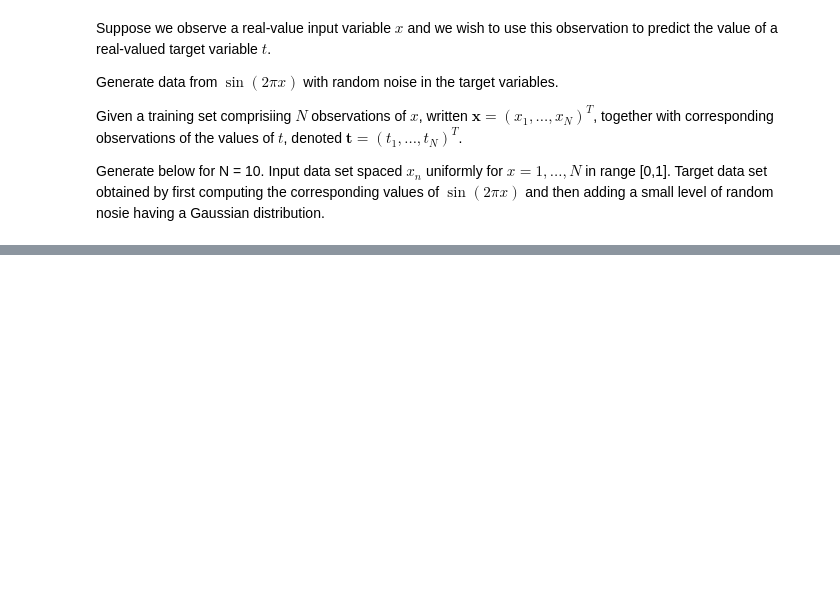
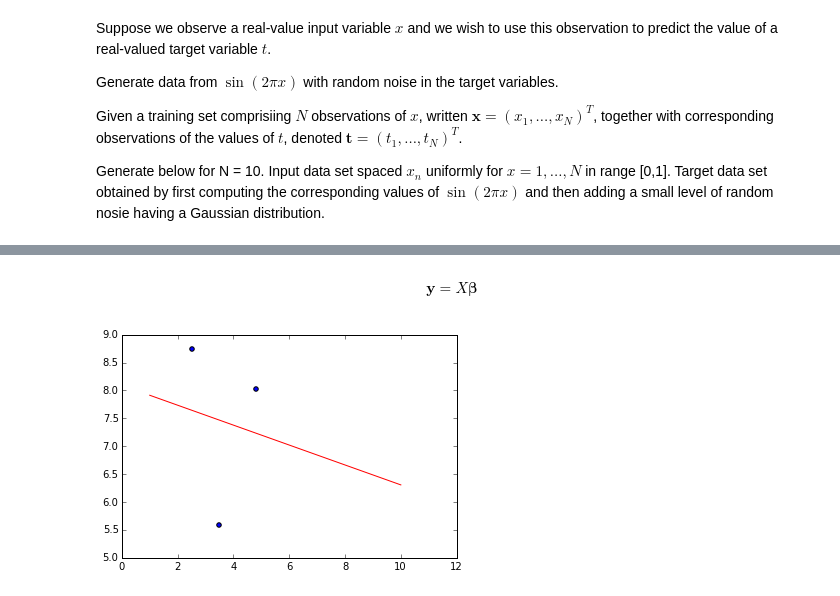
Before and after one commit to peteflorence/MachineLearning6.867, a Jupyter notebook: Bishop/Chapter1.ipynb, the cells around one changed output, grey strips where cells are left out. Saved outputs shown, nothing was run; the diff lists cells and outputs as text; code cells hidden in the pictures; blank space fills up the shorter version.

```diff
--- a/Bishop/Chapter1.ipynb
+++ b/Bishop/Chapter1.ipynb
@@ -46,0 +118,19 @@ plt.show()
+# %% [markdown]
+$$\textbf{y} = X \mathbf{\beta}$$
+# %%
+import numpy as np
+import matplotlib.pyplot as plt
+
+x = np.random.rand(3, 2) * 10
+a = np.matrix([ [1,x[0][0]], [1,x[1][0]], [1,x[2][0]] ])
+b = np.matrix([ [x[0][1]], [x[1][1]], [x[2][1]] ])
+yy = (a.T * a).I * a.T * b
+xx = np.linspace(1, 10, 50)
+y = np.array(yy[0] + yy[1] * xx)
+
+plt.figure(1)
+plt.plot(xx, y.T, color='r')
+plt.scatter([x[0][0], x[1][0], x[2][0] ], [x[0][1], x[1][1], x[2][1] ])
+plt.show()
+# %% [output]
+[figure, added]
```
Also changed, not shown: parts of 12 cells of this notebook, 2 other files.
